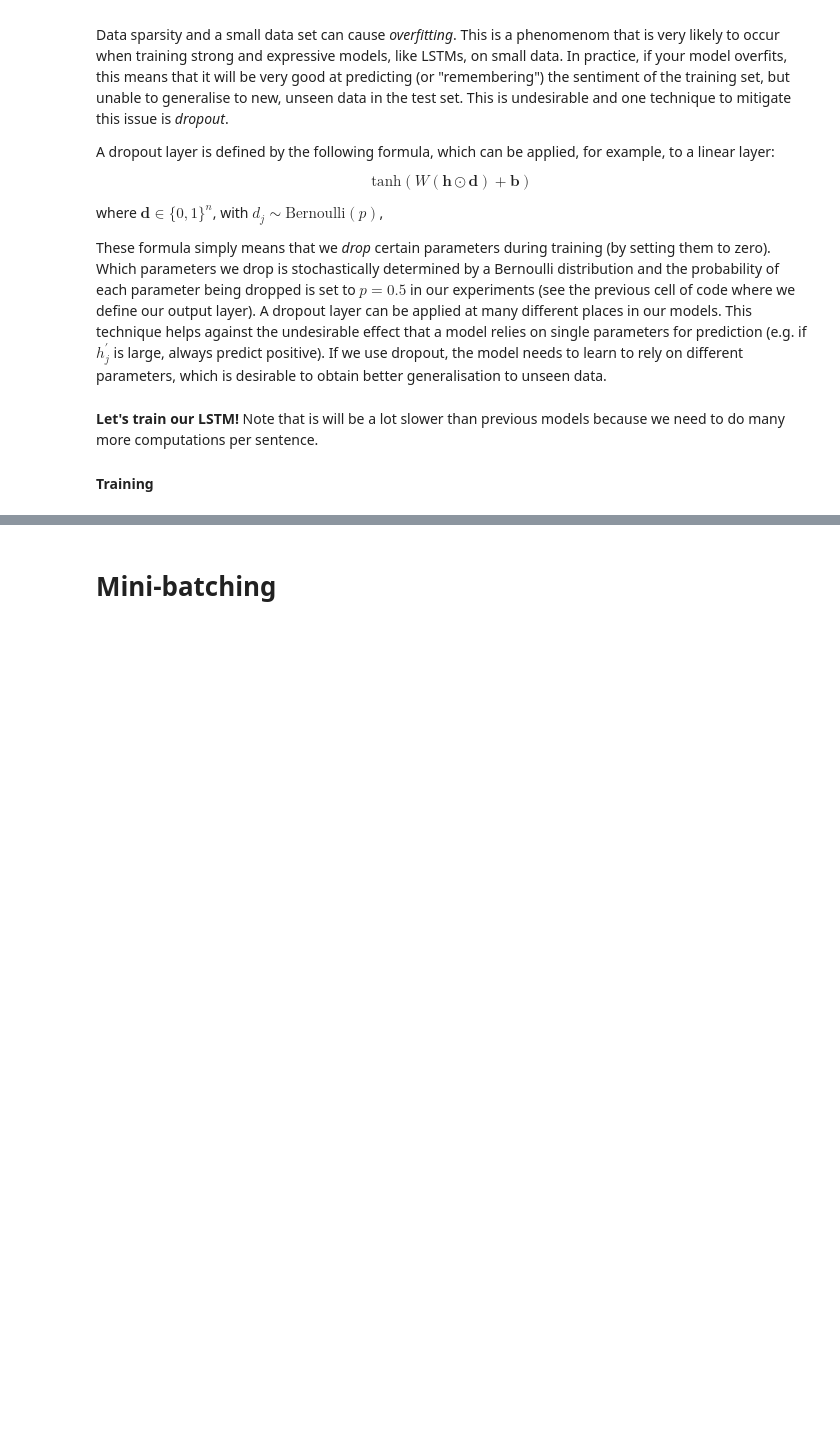
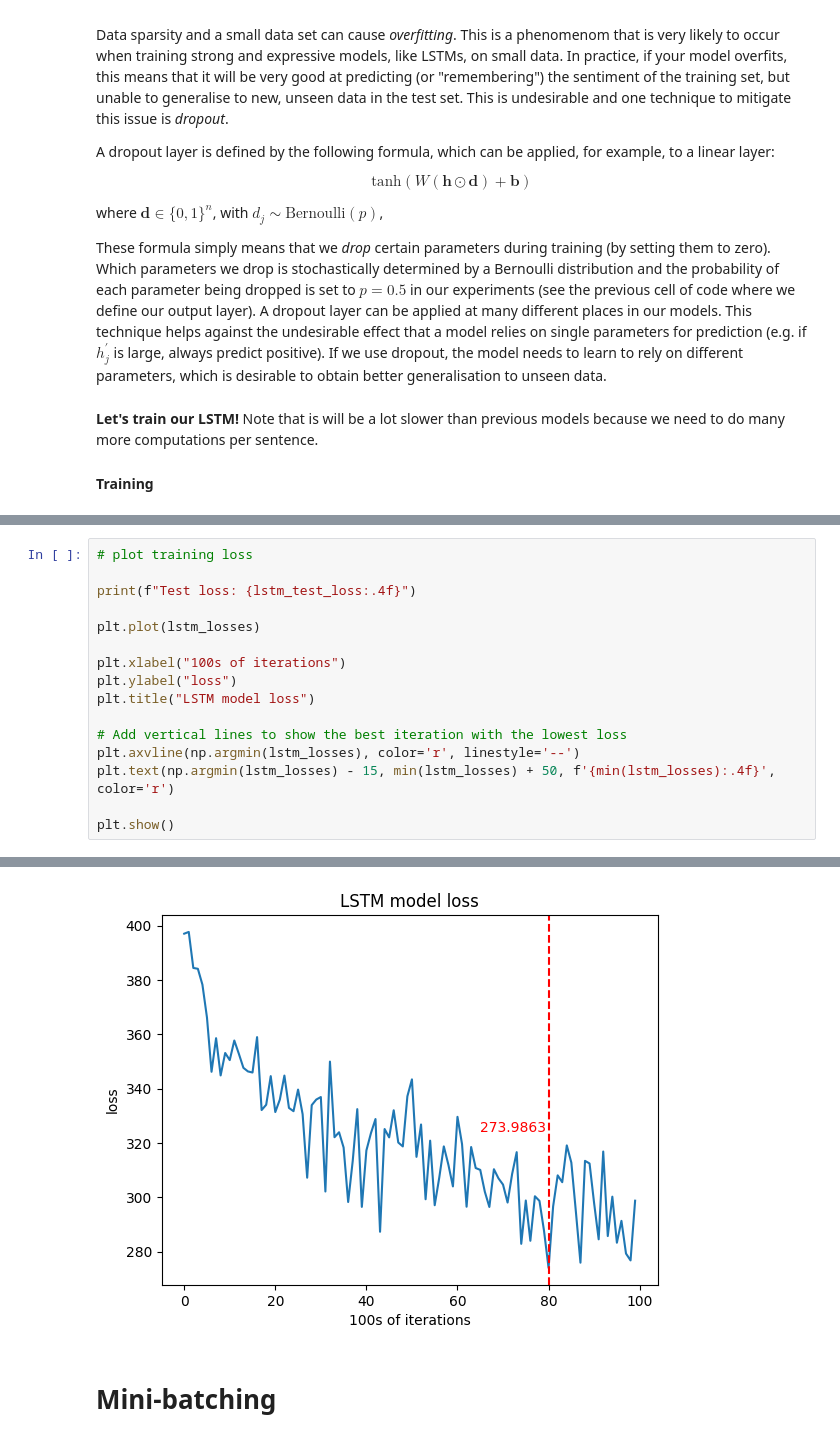
Before and after one commit to Carrask0/nlp_assignment2, a Jupyter notebook: NLP1 2024 Practical 2 (student_version).ipynb, the cells around one changed output, grey strips where cells are left out. Drawn from its saved outputs; the diff is of its cells as text; blank space fills up the shorter version.

```diff
--- a/NLP1 2024 Practical 2 (student_version).ipynb
+++ b/NLP1 2024 Practical 2 (student_version).ipynb
@@ -1747,0 +1902,17 @@ lstm_losses, lstm_accuracies = train_model(
+# %%
+# plot training loss
+
+print(f"Test loss: {lstm_test_loss:.4f}")
+
+plt.plot(lstm_losses)
+
+plt.xlabel("100s of iterations")
+plt.ylabel("loss")
+plt.title("LSTM model loss")
+
+# Add vertical lines to show the best iteration with the lowest loss
+plt.axvline(np.argmin(lstm_losses), color='r', linestyle='--')
+plt.text(np.argmin(lstm_losses) - 15, min(lstm_losses) + 50, f'{min(lstm_losses):.4f}', color='r')
+
+plt.show()
+# %% [output]
@@ -1748,3 +1920,4 @@ lstm_losses, lstm_accuracies = train_model(
+[figure, added]
 # %% [markdown]
 # Mini-batching
 # %% [markdown]
```
Also changed, not shown: parts of 8 cells of this notebook, 2 other files.
